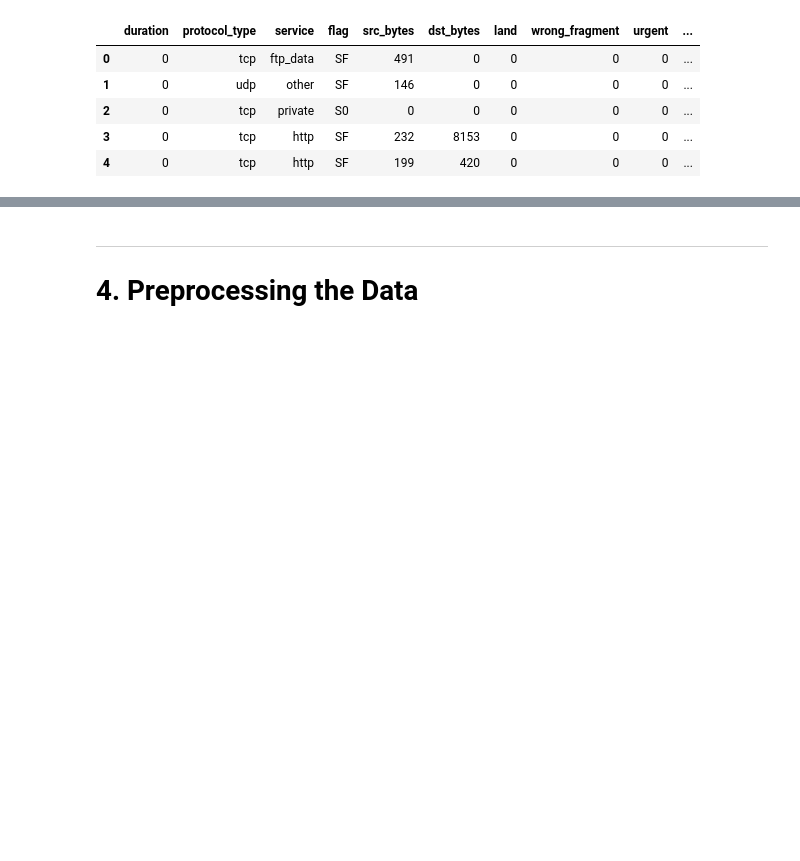
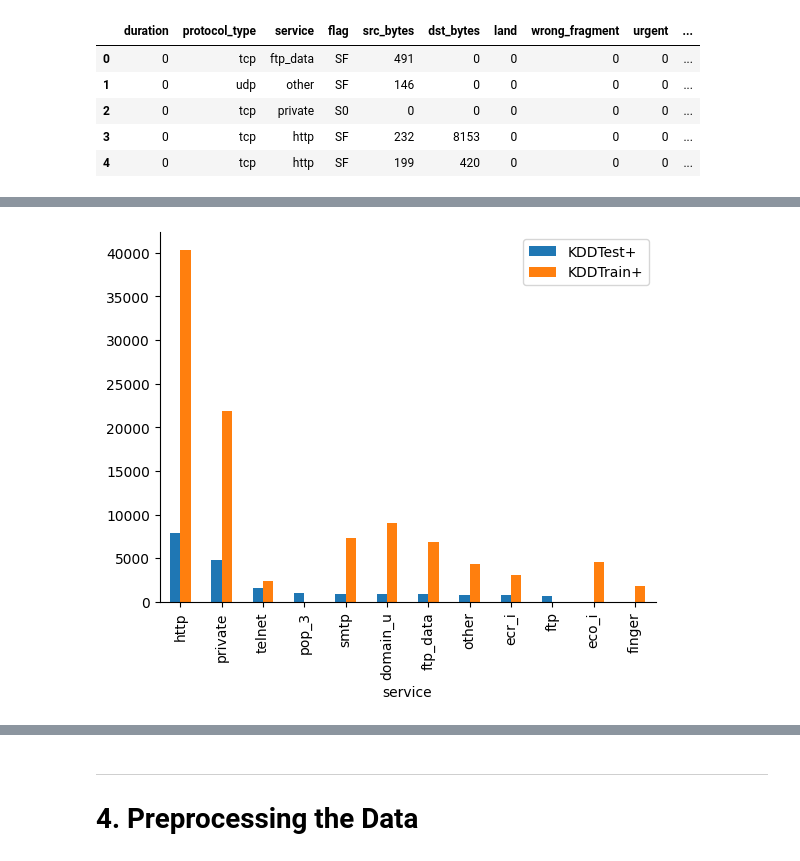
Before and after one commit to andypc93/cyber-sentry, a Jupyter notebook: back-end/CyberSentry_Notebook.ipynb, the cells around one changed output, grey strips where cells are left out. Saved outputs shown, nothing was run; the diff lists cells and outputs as text; code cells hidden in the pictures; blank space fills up the shorter version.

```diff
--- a/back-end/CyberSentry_Notebook.ipynb
+++ b/back-end/CyberSentry_Notebook.ipynb
@@ -70,16 +110,6 @@ df_all = pd.concat([df_train, df_test], ignore_index=True)
 
 # Optionally, if you want to drop the old index and not add it as a column
 df_all = df_all.reset_index(drop=True)
-# %%
-# For the training dataset:
-# Keep rows with 'outcome' as 'normal' unchanged.
-df_train.loc[df_train['outcome'] == "normal", "outcome"] = 'normal'
-# Change 'outcome' values not equal to 'normal' to 'attack' in the training dataset.
-df_train.loc[df_train['outcome'] != 'normal', "outcome"] = 'attack'
-
-df_test.loc[df_test['outcome'] == "normal", "outcome"] = 'normal'
-# Change 'outcome' values not equal to 'normal' to 'attack' in the training dataset.
-df_test.loc[df_test['outcome'] != 'normal', "outcome"] = 'attack'
 # %%
 df_train.head()
 # %% [output]
@@ -192,0 +182,8 @@ pie_plot(df_train, ['protocol_type','outcome'], 1, 2)
+# %%
+ax = pd.concat([df_test['service'].value_counts().head(10),df_train['service'].value_counts().head(10)],axis=1).plot(kind='bar')
+ax.spines['top'].set_visible(False)
+ax.spines['right'].set_visible(False)
+plt.legend(['KDDTest+', 'KDDTrain+'])
+plt.show()
+# %% [output]
+[figure, added]
```
Also changed, not shown: parts of 42 cells of this notebook.
